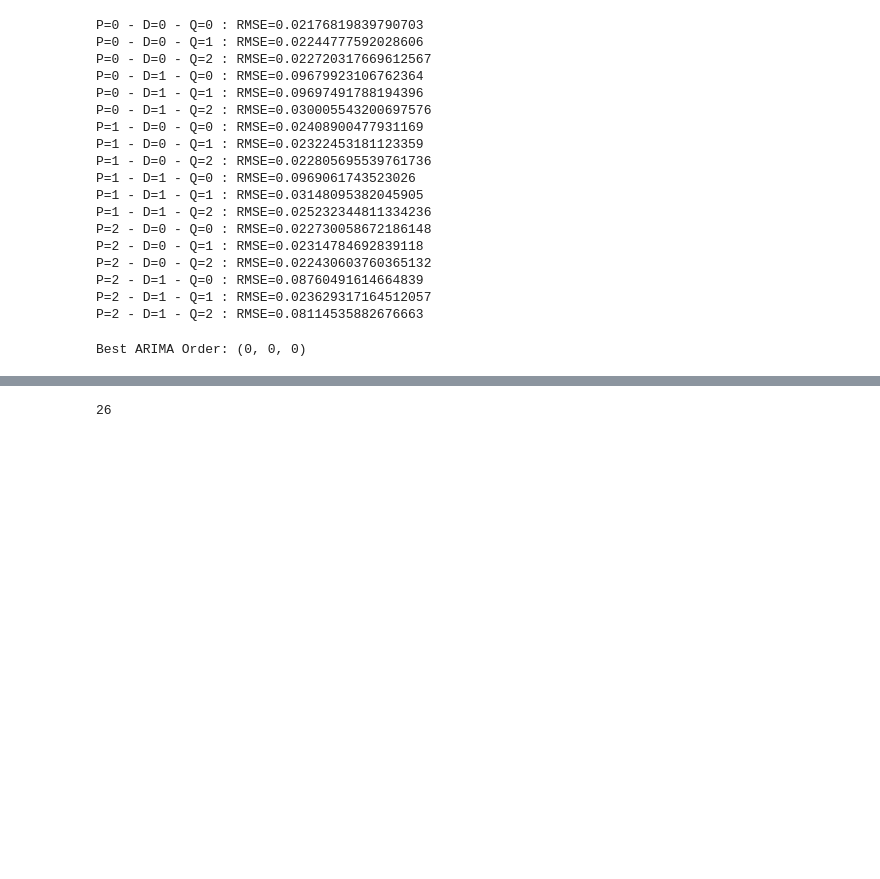
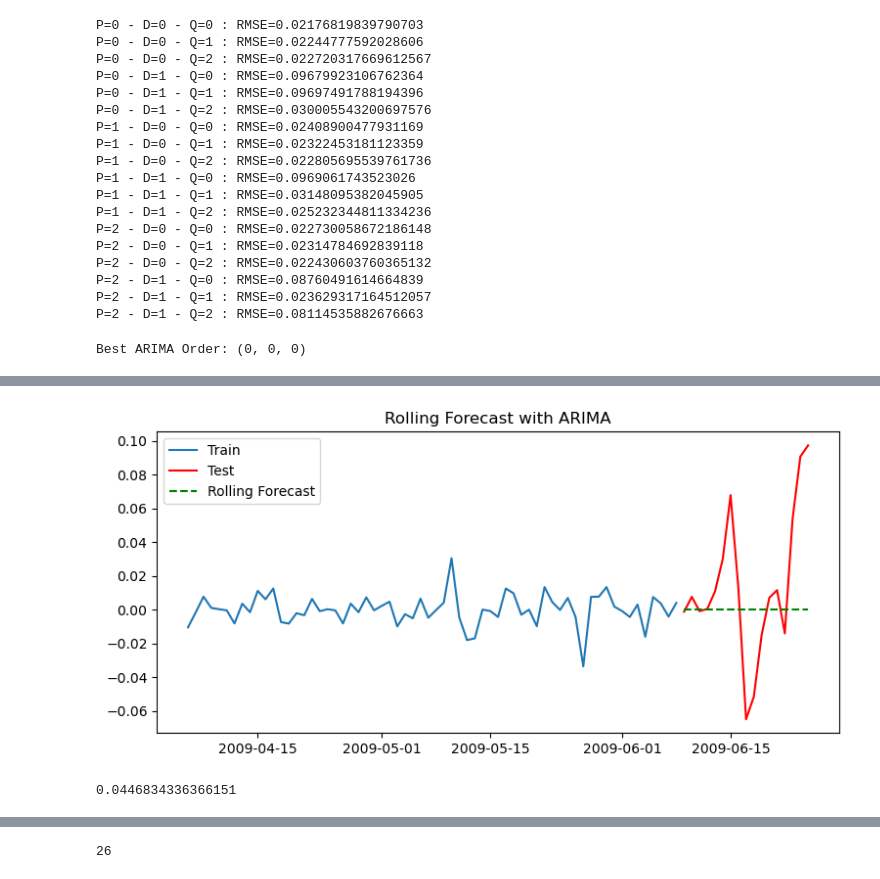
Before and after one commit to sbs23006/Big-data-time-series-forecasting, a Jupyter notebook: DataProcessing.ipynb, the cells around one changed output, grey strips where cells are left out. Saved outputs shown, nothing was run; the diff lists cells and outputs as text; code cells hidden in the pictures; blank space fills up the shorter version.

```diff
--- a/DataProcessing.ipynb
+++ b/DataProcessing.ipynb
@@ -762,0 +832,33 @@ plt.show()
+# %%
+# Initialize an array to store the rolling forecast values
+rolling_forecast = []
+
+# Perform the rolling forecast
+for t in range(len(test)):
+    # Fit the ARIMA model to the training data up to the current time step
+    model = sm.tsa.ARIMA(train[:len(train) + t], order=(0, 0, 0))
+    results = model.fit()
+
+    # Make a one-step-ahead prediction for the current time step
+    forecast = results.forecast(steps=1)
+
+    # Append the prediction to the rolling_forecast array
+    rolling_forecast.append(forecast[0])
+
+# Convert the rolling_forecast array to a Pandas Series
+rolling_forecast = pd.Series(rolling_forecast, index=test.index)
+# %%
+# Plot the original train, test, and rolling forecast data
+plt.figure(figsize=(9, 4))
+plt.plot(train, label='Train')
+plt.plot(test, label='Test', color='red')
+plt.plot(rolling_forecast, label='Rolling Forecast', linestyle='dashed', color='green')
+plt.legend()
+plt.title('Rolling Forecast with ARIMA')
+plt.show()
+# %% [output]
+[figure, added]
+# %%
+np.sqrt(mean_squared_error(test, rolling_forecast))
+# %% [output]
+0.0446834336366151
```
Also changed, not shown: parts of 50 cells of this notebook, 1 other file.
